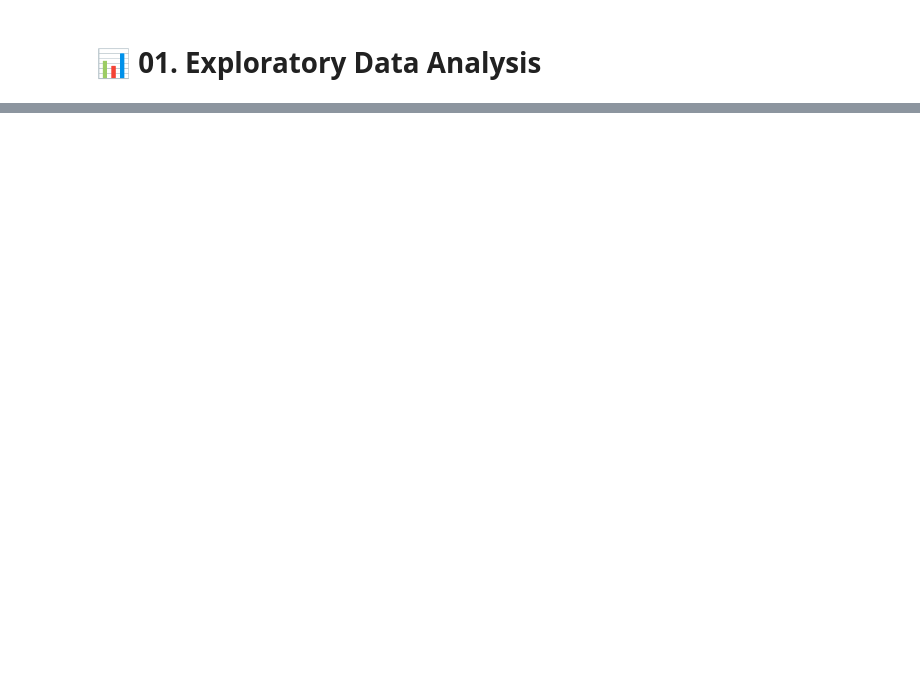
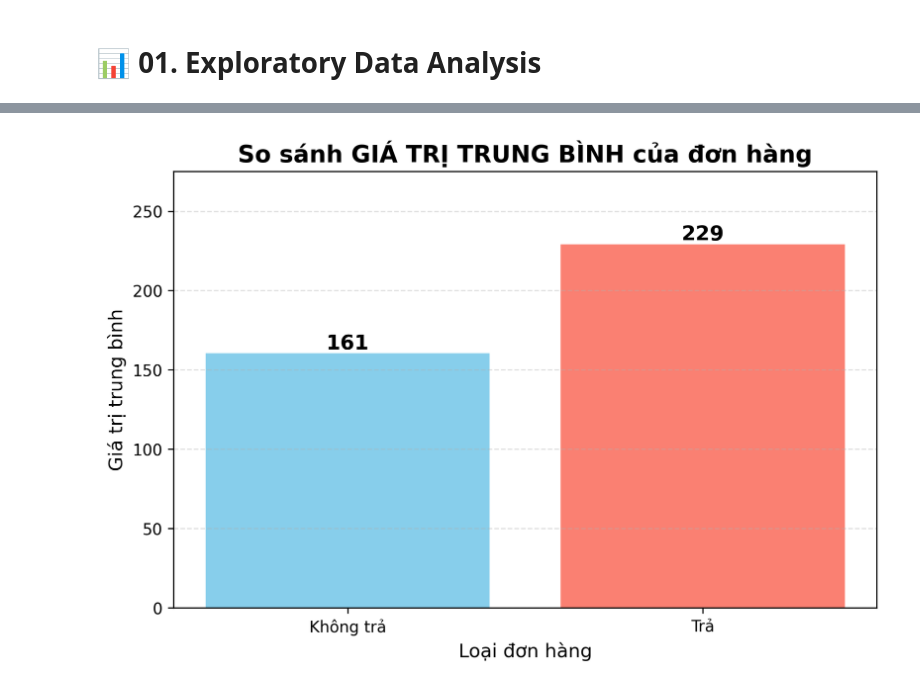
Before and after one commit to lkbdayyy/return-prediction, a Jupyter notebook: notebooks/01_eda.ipynb, the cells around one changed output, grey strips where cells are left out. Saved outputs shown, nothing was run; the diff lists cells and outputs as text; code cells hidden in the pictures; blank space fills up the shorter version.

Commit message:
🔥 FINAL RESTORE: 10 Charts with original code and outputs

```diff
--- a/notebooks/01_eda.ipynb
+++ b/notebooks/01_eda.ipynb
@@ -26,0 +16,11 @@ plt.show()
+# %%
+# Biểu đồ 1: Số lượng đơn
+plt.figure(figsize=(8,5))
+counts = orders['Trả hàng'].value_counts()
+bars = plt.bar(counts.index, counts)
+for bar in bars:
+    yval = bar.get_height()
+    plt.text(bar.get_x() + bar.get_width()/2, yval, f'{int(yval):,}', ha='center', va='bottom', fontsize=12, fontweight='bold')
+plt.title('Số lượng đơn hàng trả / không trả', fontsize=15, fontweight='bold')
+plt.savefig('order_status_chart.png', bbox_inches='tight', dpi=300)
+plt.show()
@@ -26,0 +29,14 @@ plt.show()
+# %%
+# Biểu đồ 4: So sánh giá trị TB
+plt.figure(figsize=(8,5))
+avg_no = df[df['is_return']==0]['payment_value'].mean()
+avg_yes = df[df['is_return']==1]['payment_value'].mean()
+bars = plt.bar(['Không trả', 'Trả'], [avg_no, avg_yes], color=['skyblue', 'salmon'])
+for bar in bars:
+    yval = bar.get_height()
+    plt.text(bar.get_x() + bar.get_width()/2, yval, f'{yval:,.0f}', ha='center', va='bottom', fontsize=13, fontweight='bold')
+plt.title('So sánh GIÁ TRỊ TRUNG BÌNH của đơn hàng', fontsize=15, fontweight='bold')
+plt.savefig('avg_payment_comparison.png', bbox_inches='tight', dpi=300)
+plt.show()
+# %% [output]
+[figure, added]
```
Also changed, not shown: parts of 11 cells of this notebook, 4 other files.
